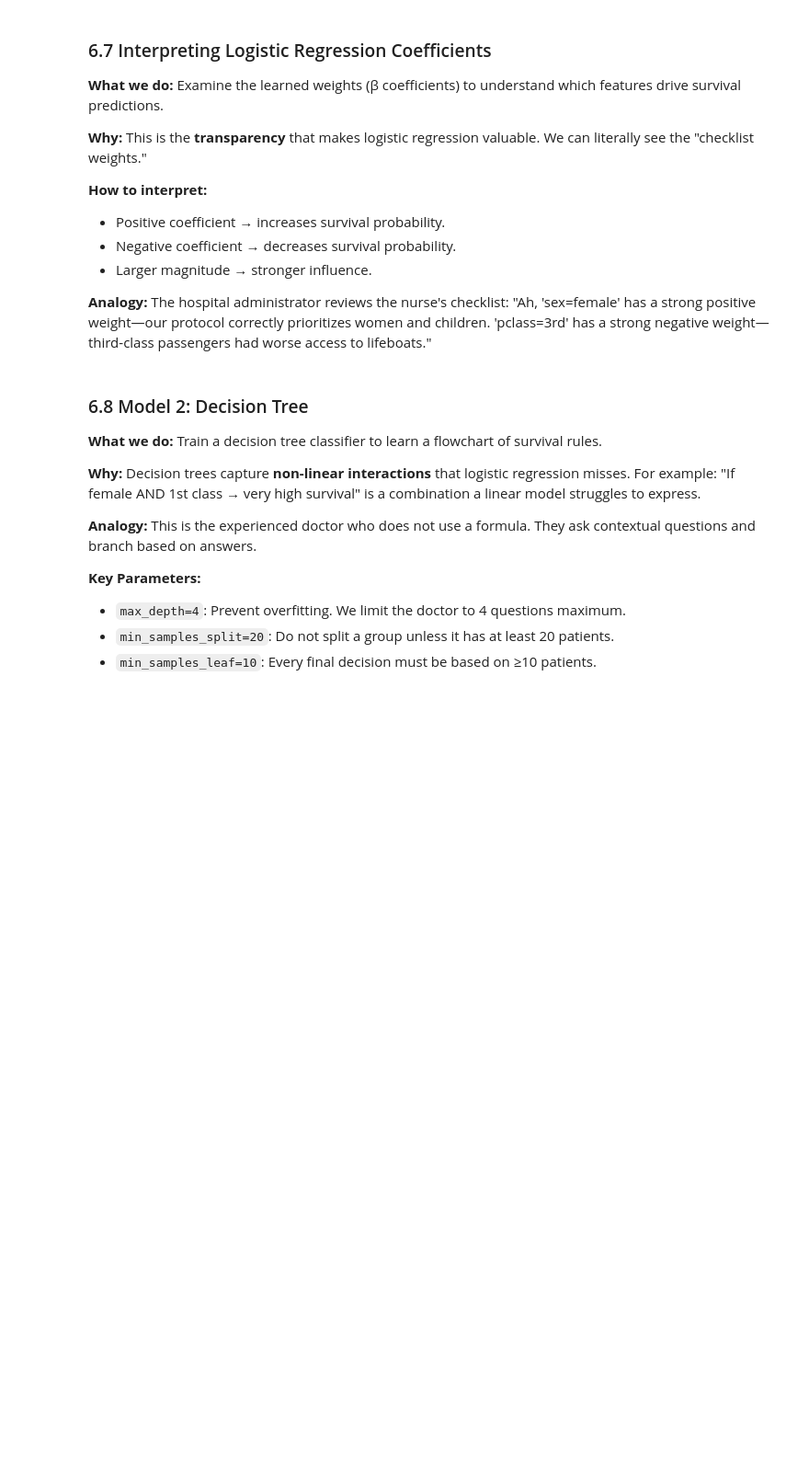
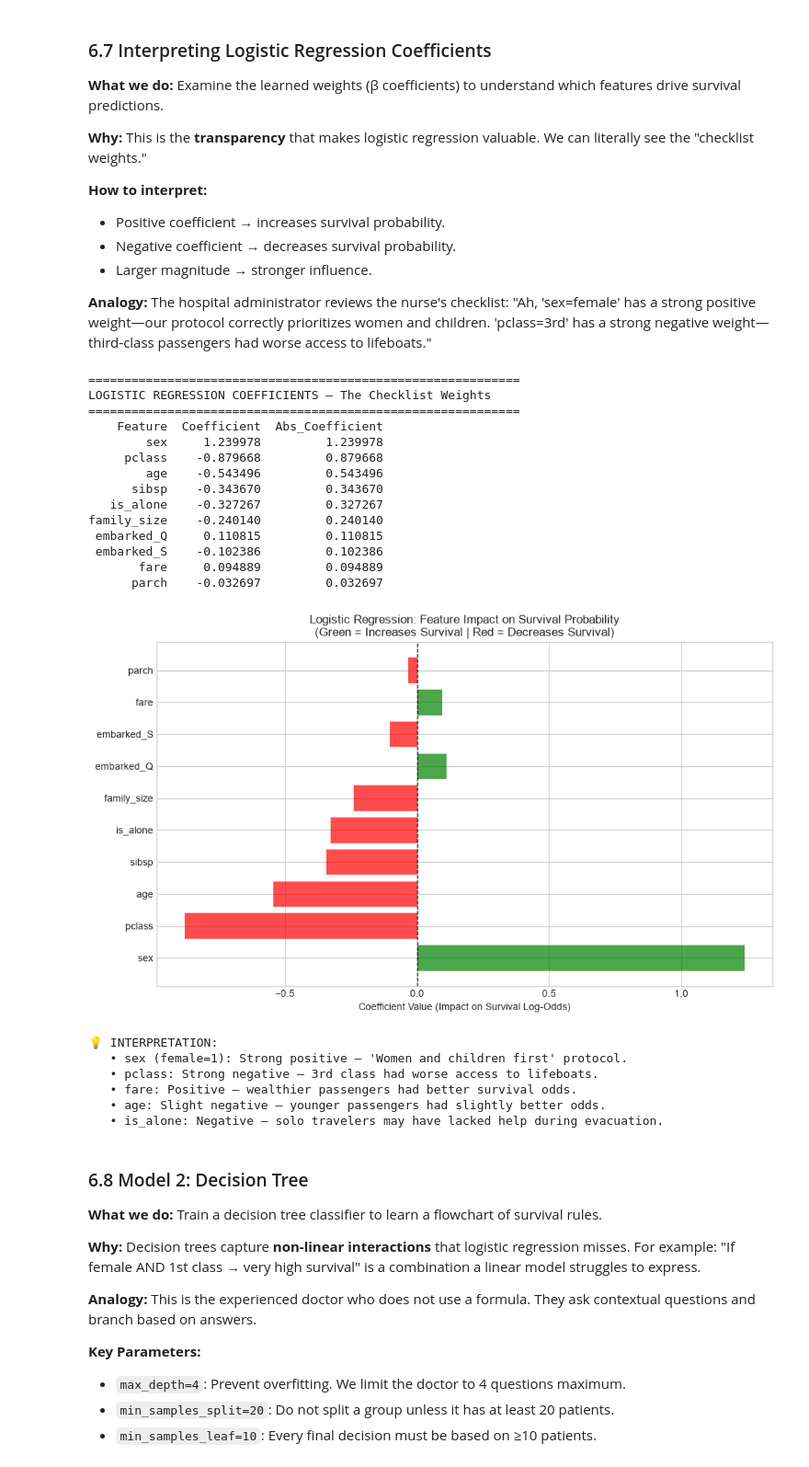
Before and after one commit to salmansrizon/interview-Prep-Case-Study, a Jupyter notebook: Job Ready AI Bootcamp/week 5/Class 2 Lecture/Class10_Notebook_Supervised_Learning_Classification.ipynb, the cells around one changed output. Shown at 92% size. Saved outputs shown, nothing was run; the diff lists cells and outputs as text; code cells hidden in the pictures; blank space fills up the shorter version.

```diff
--- a/Job Ready AI Bootcamp/week 5/Class 2 Lecture/Class10_Notebook_Supervised_Learning_Classification.ipynb
+++ b/Job Ready AI Bootcamp/week 5/Class 2 Lecture/Class10_Notebook_Supervised_Learning_Classification.ipynb
@@ -447,7 +469,10 @@ df_clean['embarked'] = df_clean['embarked'].fillna(df_clean['embarked'].mode()[0
 
 # Drop 'deck' — too many missing values (>77%). Keeping it would introduce noise.
 # Analogy: If a medical test is missing for 77% of patients, it is unreliable.
-df_clean = df_clean.drop(['deck', 'alive', 'who', 'adult_male', 'embark_town'], axis=1)
+# 'alone' is dropped too: we rebuild it below as 'is_alone'. Keeping both would
+# feed the model the same column twice — perfectly collinear, and logistic
+# regression would split one weight across two identical features.
+df_clean = df_clean.drop(['deck', 'alive', 'who', 'adult_male', 'embark_town', 'alone'], axis=1)
 
 # --- Encode Categorical Variables ---
 # Sex: Binary encoding (male=0, female=1)
@@ -477,11 +502,8 @@ print("=" * 60)
 print("CLEANED DATA — Standardized Patient Charts")
 print("=" * 60)
 print(f"Final Shape: {df_clean.shape[0]} rows × {df_clean.shape[1]} columns")
-print(f"
-Missing Values Remaining: {df_clean.isnull().sum().sum()}")
-print(f"
-Feature Names:")
+print(f"\nMissing Values Remaining: {df_clean.isnull().sum().sum()}")
+print(f"\nFeature Names:")
 print(list(df_clean.columns))
-print(f"
-Sample Record:")
+print(f"\nSample Record:")
 df_clean.head(1).T
@@ -638,37 +729,57 @@ print(classification_report(y_test, y_pred_log, target_names=['Died', 'Survived'
 # Analogy: The hospital administrator audits the nurse's checklist.
 # "Why did this patient get a high survival score?"
 # The coefficients reveal the answer.
 # ---------------------------------------------------------------------------
 
 coefficients = pd.DataFrame({
     'Feature': X_train.columns,
     'Coefficient': log_reg.coef_[0],
     'Abs_Coefficient': np.abs(log_reg.coef_[0])
 }).sort_values('Abs_Coefficient', ascending=False)
 
 print("=" * 60)
 print("LOGISTIC REGRESSION COEFFICIENTS — The Checklist Weights")
 print("=" * 60)
 print(coefficients.to_string(index=False))
 
 # Visualize
 plt.figure(figsize=(10, 6))
 colors = ['green' if c > 0 else 'red' for c in coefficients['Coefficient']]
 plt.barh(coefficients['Feature'], coefficients['Coefficient'], color=colors, alpha=0.7)
 plt.axvline(x=0, color='black', linestyle='--', linewidth=1)
 plt.xlabel('Coefficient Value (Impact on Survival Log-Odds)')
-plt.title('Logistic Regression: Feature Impact on Survival Probability
-(Green = Increases Survival | Red = Decreases Survival)')
+plt.title('Logistic Regression: Feature Impact on Survival Probability\n(Green = Increases Survival | Red = Decreases Survival)')
 plt.tight_layout()
 plt.show()
 
-print("
-💡 INTERPRETATION:")
+print("\n💡 INTERPRETATION:")
 print("   • sex (female=1): Strong positive — 'Women and children first' protocol.")
 print("   • pclass: Strong negative — 3rd class had worse access to lifeboats.")
 print("   • fare: Positive — wealthier passengers had better survival odds.")
 print("   • age: Slight negative — younger passengers had slightly better odds.")
 print("   • is_alone: Negative — solo travelers may have lacked help during evacuation.")
+# %% [output]
+============================================================
+LOGISTIC REGRESSION COEFFICIENTS — The Checklist Weights
+============================================================
+    Feature  Coefficient  Abs_Coefficient
+        sex     1.239978         1.239978
+     pclass    -0.879668         0.879668
+        age    -0.543496         0.543496
+      sibsp    -0.343670         0.343670
+   is_alone    -0.327267         0.327267
+family_size    -0.240140         0.240140
+ embarked_Q     0.110815         0.110815
+ embarked_S    -0.102386         0.102386
+       fare     0.094889         0.094889
+      parch    -0.032697         0.032697
+[figure, added]
+💡 INTERPRETATION:
+   • sex (female=1): Strong positive — 'Women and children first' protocol.
+   • pclass: Strong negative — 3rd class had worse access to lifeboats.
+   • fare: Positive — wealthier passengers had better survival odds.
+   • age: Slight negative — younger passengers had slightly better odds.
+   • is_alone: Negative — solo travelers may have lacked help during evacuation.
 # %% [markdown]
 ### 6.8 Model 2: Decision Tree
 
```
Also changed, not shown: parts of 14 cells of this notebook, 21 other files.
